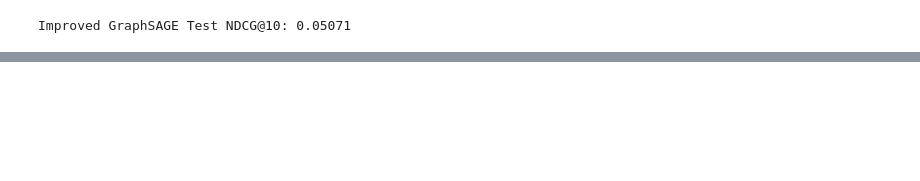
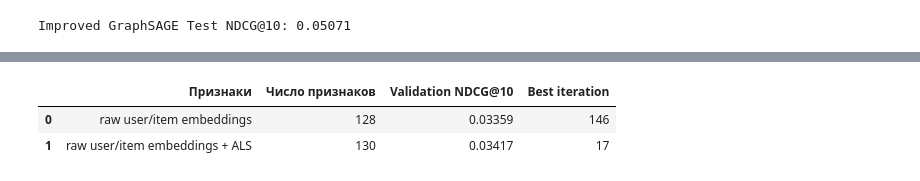
Before and after one commit to arrrrrina/recsys_feature_engineering, a Jupyter notebook: notebooks/gnn.ipynb, the cells around one changed output, grey strips where cells are left out. Saved outputs shown, nothing was run; the diff lists cells and outputs as text; code cells hidden in the pictures; blank space fills up the shorter version.

Commit message:
graf models testing

```diff
--- a/notebooks/gnn.ipynb
+++ b/notebooks/gnn.ipynb
@@ -1754,0 +2323,77 @@ Improved GraphSAGE Test NDCG@10: 0.05071
+# %%
+from catboost import CatBoostRanker, Pool
+
+raw_embedding_results = []
+
+for include_als in [False, True]:
+    X_raw_train = build_raw_embedding_features(
+        ranker_train_candidates,
+        raw_ranker_embeddings,
+        include_als=include_als,
+    )
+    X_raw_validation = build_raw_embedding_features(
+        labeled_validation_candidates,
+        raw_validation_embeddings,
+        include_als=include_als,
+    )
+
+    raw_train_pool = Pool(
+        X_raw_train,
+        label=ranker_train_candidates["label"],
+        group_id=ranker_train_candidates["user_id"],
+    )
+    raw_validation_pool = Pool(
+        X_raw_validation,
+        label=labeled_validation_candidates["label"],
+        group_id=labeled_validation_candidates["user_id"],
+    )
+
+    raw_ranker = CatBoostRanker(
+        loss_function="YetiRank",
+        eval_metric="NDCG:top=10",
+        iterations=1_000,
+        learning_rate=0.05,
+        depth=8,
+        l2_leaf_reg=5.0,
+        random_seed=42,
+        verbose=100,
+        allow_writing_files=False,
+    )
+    raw_ranker.fit(
+        raw_train_pool,
+        eval_set=raw_validation_pool,
+        early_stopping_rounds=100,
+        use_best_model=True,
+    )
+
+    scored_raw_validation = (
+        labeled_validation_candidates[
+            ["user_id", "item_id"]
+        ].copy()
+    )
+    scored_raw_validation["score"] = raw_ranker.predict(
+        X_raw_validation
+    )
+    raw_ndcg = ndcg_at_k_from_scores(
+        scored_raw_validation,
+        validation_targets,
+        "score",
+        10,
+    )
+    raw_embedding_results.append({
+        "Признаки": (
+            "raw user/item embeddings + ALS"
+            if include_als
+            else "raw user/item embeddings"
+        ),
+        "Число признаков": X_raw_train.shape[1],
+        "Validation NDCG@10": raw_ndcg,
+        "Best iteration": raw_ranker.get_best_iteration(),
+    })
+
+display(
+    pd.DataFrame(raw_embedding_results).style.format({
+        "Validation NDCG@10": "{:.5f}"
+    })
+)
+# %% [output]
@@ -1754,0 +2417,3 @@ Improved GraphSAGE Test NDCG@10: 0.05071
+|  | Признаки | Число признаков | Validation NDCG@10 | Best iteration |
+| 0 | raw user/item embeddings | 128 | 0.03359 | 146 |
+| 1 | raw user/item embeddings + ALS | 130 | 0.03417 | 17 |
```
Also changed, not shown: parts of 35 cells of this notebook, 1 other file.
